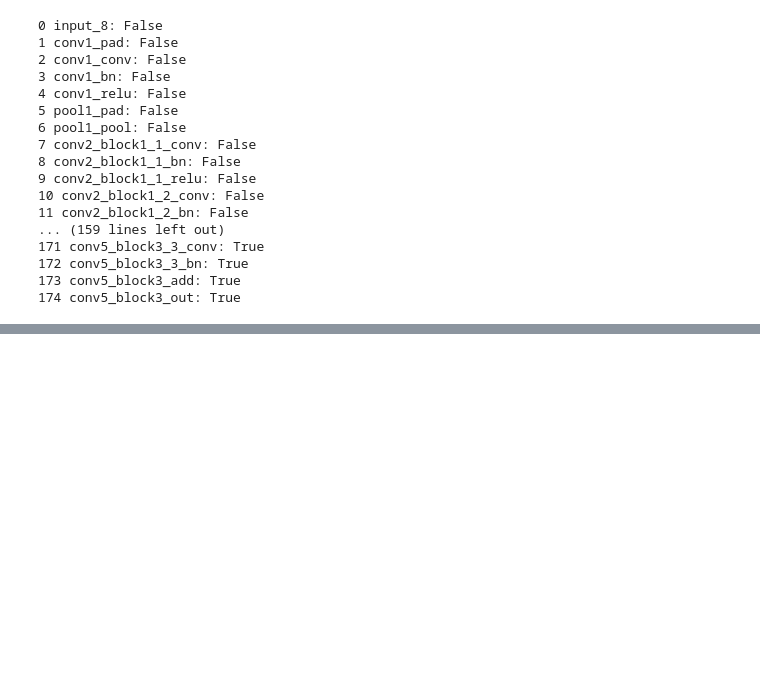
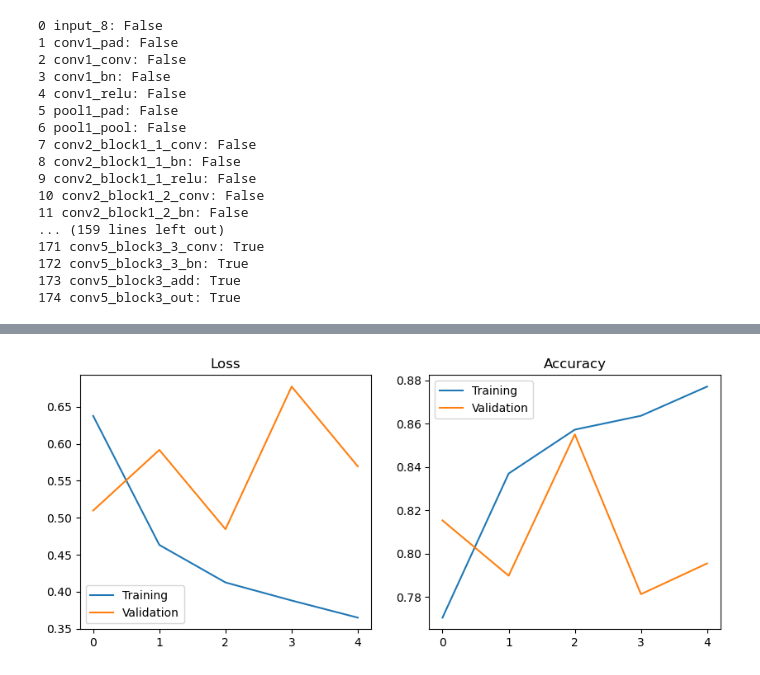
Before and after one commit to poolGolez/project-roosevelt, a Jupyter notebook: landscapes-fine-tuning-transfer-learning.ipynb, the cells around one changed output, grey strips where cells are left out. Drawn from its saved outputs; the diff is of its cells as text; code cells hidden in the pictures; blank space fills up the shorter version.

Commit message:
Train using inception model

```diff
--- a/landscapes-fine-tuning-transfer-learning.ipynb
+++ b/landscapes-fine-tuning-transfer-learning.ipynb
@@ -565,0 +533,13 @@ Accuracy: 49.60%
+# %%
+tf.random.set_seed(TF_RANDOM_SEED)
+
+base_model = tf.keras.applications.InceptionV3(include_top=False)
+base_model.trainable = False
+
+inputs = tf.keras.layers.Input(shape=IMG_SIZE + (3,))
+model_chain = tf.keras.layers.Rescaling(1./255)(inputs)
+model_chain = base_model(model_chain)
+model_chain = tf.keras.layers.GlobalAveragePooling2D()(model_chain)
+model_chain = tf.keras.layers.Dense(len(CLASS_LABELS), activation="softmax")(model_chain)
+
+model3a = tf.keras.Model(inputs, model_chain)
@@ -565,0 +549,2 @@ Accuracy: 49.60%
+# %%
+model3a_history = train_model(model3a)
@@ -565,0 +562,4 @@ Accuracy: 49.60%
+# %%
+plot_history(model3a_history)
+# %% [output]
+[figure, added]
```
Also changed, not shown: parts of 44 cells of this notebook.
